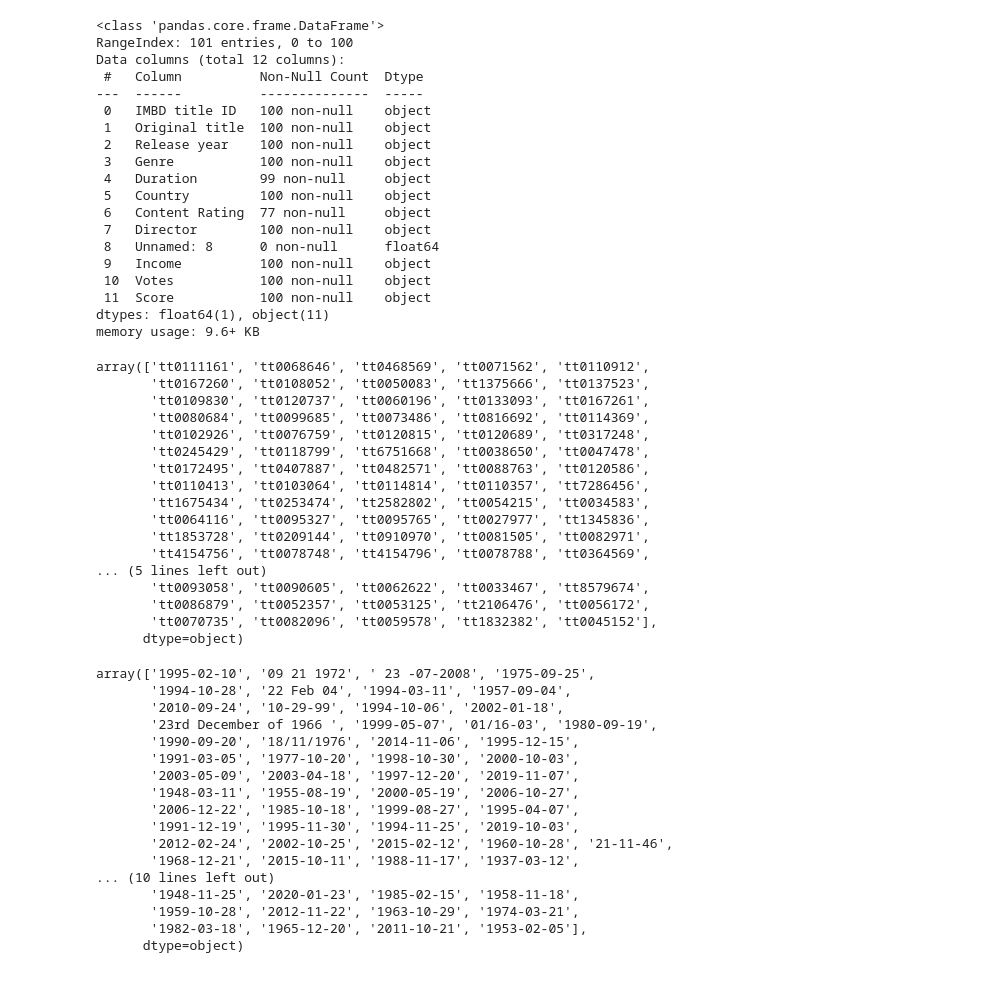
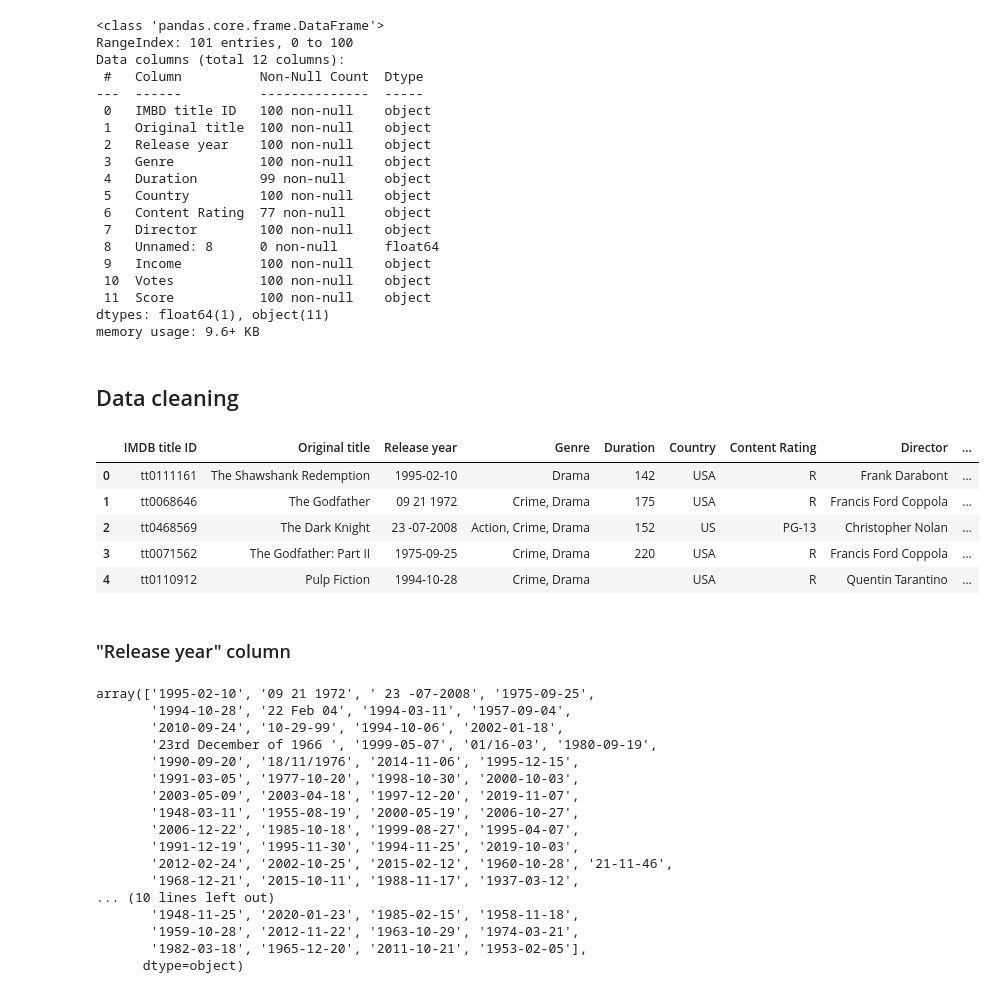
Before and after one commit to magdalena-ivanova-ds/EDA-Projects, a Jupyter notebook: food_sales/movies.ipynb, the cells around one changed output. Cells and saved outputs as stored; diff of their text form; code cells hidden in the pictures.

```diff
--- a/food_sales/movies.ipynb
+++ b/food_sales/movies.ipynb
@@ -51,26 +53,20 @@ Data columns (total 12 columns):
  11  Score           100 non-null    object
 dtypes: float64(1), object(11)
 memory usage: 9.6+ KB
+# %% [markdown]
+## Data cleaning
 # %%
-movies.drop(columns=['Unnamed: 8'], inplace=True)
-movies.dropna(subset=["IMBD title ID"], inplace=True)
-movies["IMBD title ID"].unique()
+movies.drop(columns=['Unnamed: 8'], inplace=True) #drop empty column
+movies.dropna(subset=["IMBD title ID"], inplace=True) #drop missing movies
+movies = movies.rename(columns={"IMBD title ID": "IMDB title ID"}) #rename the column
+movies.head()
 # %% [output]
-array(['tt0111161', 'tt0068646', 'tt0468569', 'tt0071562', 'tt0110912',
-       'tt0167260', 'tt0108052', 'tt0050083', 'tt1375666', 'tt0137523',
-       'tt0109830', 'tt0120737', 'tt0060196', 'tt0133093', 'tt0167261',
-       'tt0080684', 'tt0099685', 'tt0073486', 'tt0816692', 'tt0114369',
-       'tt0102926', 'tt0076759', 'tt0120815', 'tt0120689', 'tt0317248',
-       'tt0245429', 'tt0118799', 'tt6751668', 'tt0038650', 'tt0047478',
-       'tt0172495', 'tt0407887', 'tt0482571', 'tt0088763', 'tt0120586',
-       'tt0110413', 'tt0103064', 'tt0114814', 'tt0110357', 'tt7286456',
-       'tt1675434', 'tt0253474', 'tt2582802', 'tt0054215', 'tt0034583',
-       'tt0064116', 'tt0095327', 'tt0095765', 'tt0027977', 'tt1345836',
-       'tt1853728', 'tt0209144', 'tt0910970', 'tt0081505', 'tt0082971',
-       'tt4154756', 'tt0078748', 'tt4154796', 'tt0078788', 'tt0364569',
-... (5 lines left out)
-       'tt0093058', 'tt0090605', 'tt0062622', 'tt0033467', 'tt8579674',
-       'tt0086879', 'tt0052357', 'tt0053125', 'tt2106476', 'tt0056172',
-       'tt0070735', 'tt0082096', 'tt0059578', 'tt1832382', 'tt0045152'],
-      dtype=object)
+|  | IMDB title ID | Original title | Release year | Genre | Duration | Country | Content Rating | Director | ... |
+| 0 | tt0111161 | The Shawshank Redemption | 1995-02-10 | Drama | 142 | USA | R | Frank Darabont | ... |
+| 1 | tt0068646 | The Godfather | 09 21 1972 | Crime, Drama | 175 | USA | R | Francis Ford Coppola | ... |
+| 2 | tt0468569 | The Dark Knight | 23 -07-2008 | Action, Crime, Drama | 152 | US | PG-13 | Christopher Nolan | ... |
+| 3 | tt0071562 | The Godfather: Part II | 1975-09-25 | Crime, Drama | 220 | USA | R | Francis Ford Coppola | ... |
+| 4 | tt0110912 | Pulp Fiction | 1994-10-28 | Crime, Drama |  | USA | R | Quentin Tarantino | ... |
+# %% [markdown]
+### "Release year" column
 # %%
```
Also changed, not shown: parts of 28 cells of this notebook.
